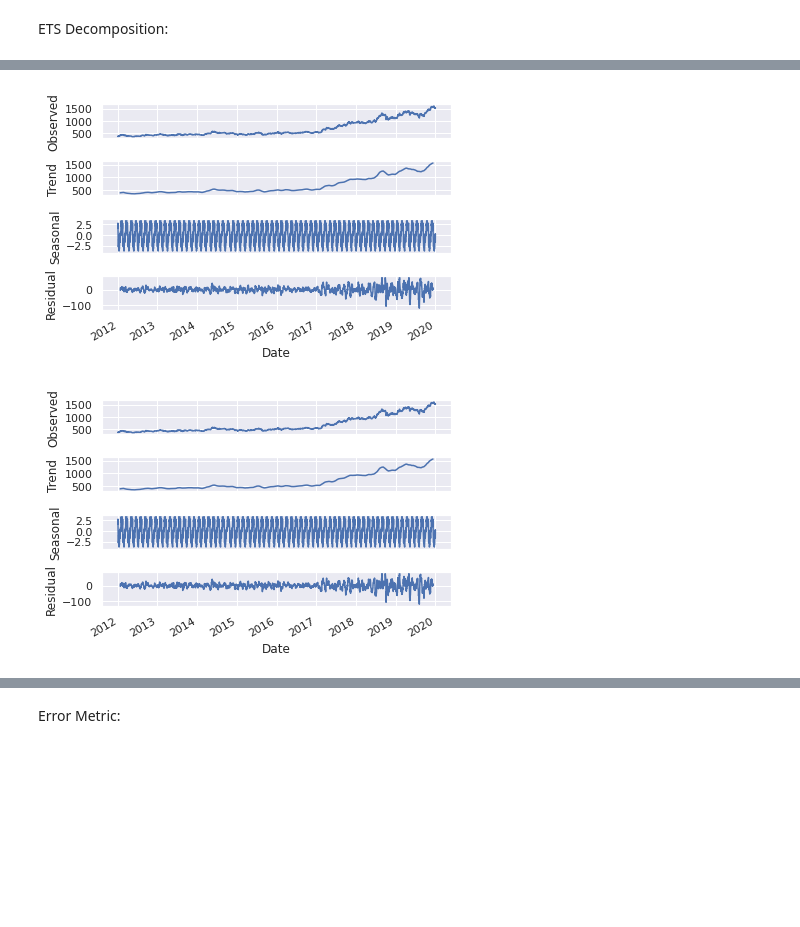
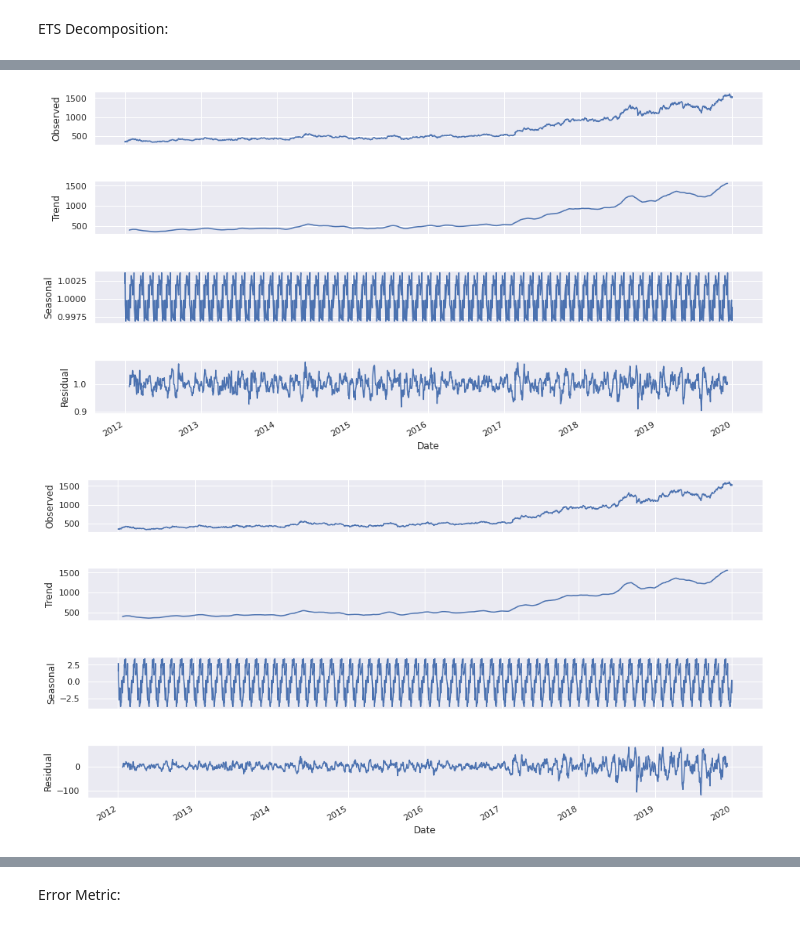
Before and after one commit to DeepankarAcharyya/Time_Series_Data, a Jupyter notebook: Time_Series_Analysis_Stock_Price.ipynb, the cells around one changed output, grey strips where cells are left out. Cells and saved outputs as stored; diff of their text form; code cells hidden in the pictures; blank space fills up the shorter version.

```diff
--- a/Time_Series_Analysis_Stock_Price.ipynb
+++ b/Time_Series_Analysis_Stock_Price.ipynb
@@ -87,5 +82,10 @@ result_m.plot()
-# %%
-result_a.plot()
-# %% [output]
-[figure, removed]
-[figure, removed]
+# %%
+fig_m=result_m.plot()
+fig_m.set_size_inches(15,8)
+# %% [output]
+[figure, added]
+# %%
+fig=result_a.plot()
+fig.set_size_inches(15,8)
+# %% [output]
+[figure, added]
```
Also changed, not shown: parts of 8 cells of this notebook.
